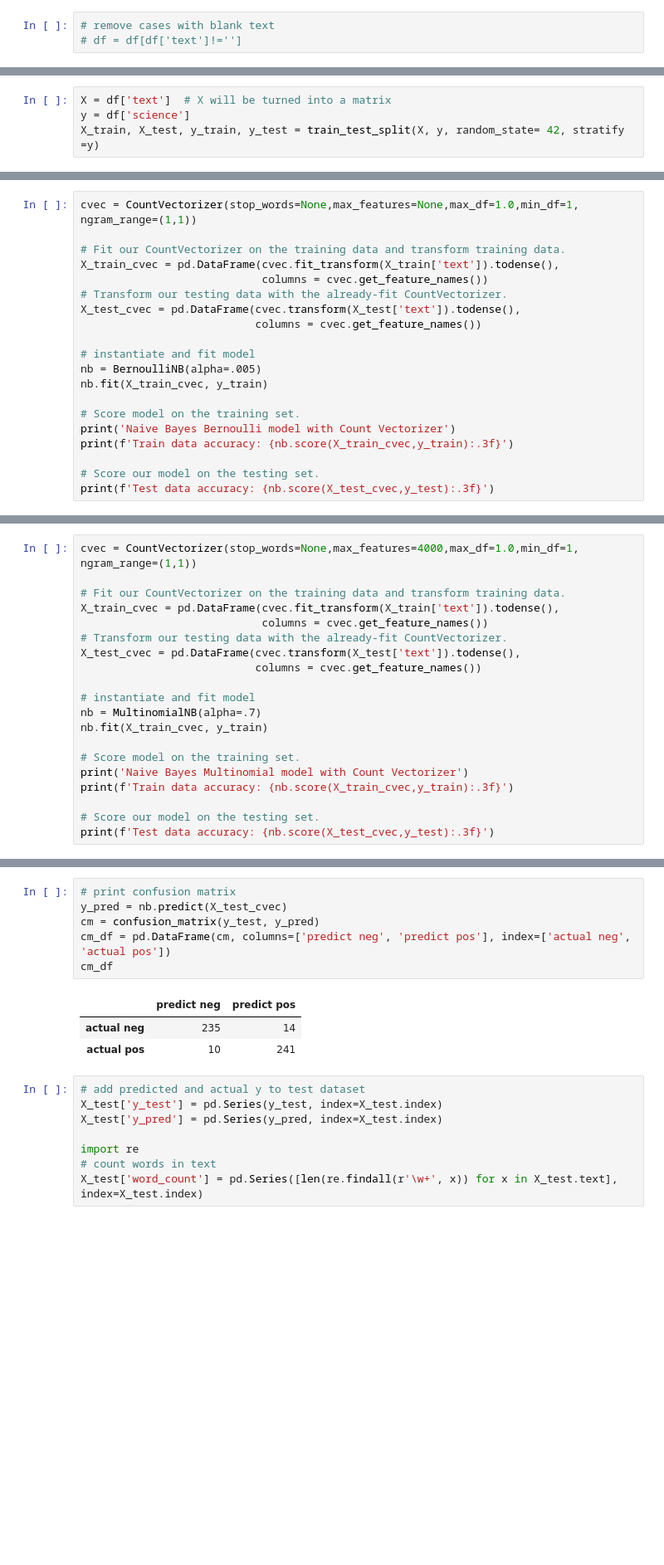
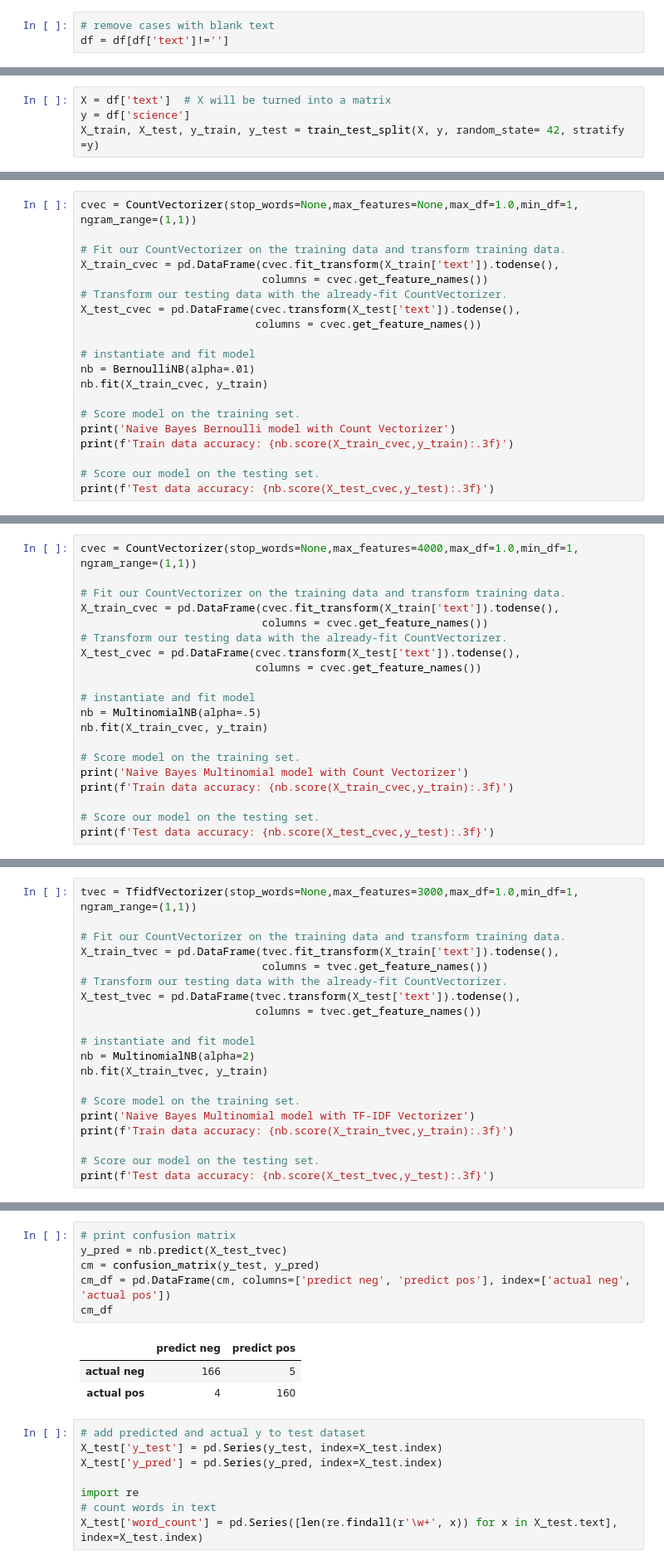
Before and after one commit to keencyclist/topics, a Jupyter notebook: Project 3 - Ask Historians vs Ask Science.ipynb, the cells around one changed output, grey strips where cells are left out. Shown at 83% size. Saved outputs shown, nothing was run; the diff lists cells and outputs as text; blank space fills up the shorter version.

```diff
--- a/Project 3 - Ask Historians vs Ask Science.ipynb
+++ b/Project 3 - Ask Historians vs Ask Science.ipynb
@@ -86,7 +96,7 @@ False       1
 Name: is_self, dtype: int64
 # %%
 # remove cases with blank text
-# df = df[df['text']!='']
+df = df[df['text']!='']
 # %%
 df.drop_duplicates(inplace=True)
 # %%
@@ -157,7 +191,7 @@ X_test_cvec = pd.DataFrame(cvec.transform(X_test['text']).todense(),
                            columns = cvec.get_feature_names())
 
 # instantiate and fit model
-nb = BernoulliNB(alpha=.005)
+nb = BernoulliNB(alpha=.01)
 nb.fit(X_train_cvec, y_train)
 
 # Score model on the training set.
@@ -181,7 +215,7 @@ X_test_cvec = pd.DataFrame(cvec.transform(X_test['text']).todense(),
                            columns = cvec.get_feature_names())
 
 # instantiate and fit model
-nb = MultinomialNB(alpha=.7)
+nb = MultinomialNB(alpha=.5)
 nb.fit(X_train_cvec, y_train)
 
 # Score model on the training set.
@@ -196,0 +231,20 @@ Test data accuracy: 0.952
+# %%
+tvec = TfidfVectorizer(stop_words=None,max_features=3000,max_df=1.0,min_df=1, ngram_range=(1,1))
+
+# Fit our CountVectorizer on the training data and transform training data.
+X_train_tvec = pd.DataFrame(tvec.fit_transform(X_train['text']).todense(),
+                            columns = tvec.get_feature_names())
+# Transform our testing data with the already-fit CountVectorizer.
+X_test_tvec = pd.DataFrame(tvec.transform(X_test['text']).todense(),
+                           columns = tvec.get_feature_names())
+
+# instantiate and fit model
+nb = MultinomialNB(alpha=2)
+nb.fit(X_train_tvec, y_train)
+
+# Score model on the training set.
+print('Naive Bayes Multinomial model with TF-IDF Vectorizer')
+print(f'Train data accuracy: {nb.score(X_train_tvec,y_train):.3f}')
+
+# Score our model on the testing set.
+print(f'Test data accuracy: {nb.score(X_test_tvec,y_test):.3f}')
@@ -197,13 +257,13 @@ Test data accuracy: 0.952
 # %%
 # print confusion matrix
-y_pred = nb.predict(X_test_cvec)
+y_pred = nb.predict(X_test_tvec)
 cm = confusion_matrix(y_test, y_pred)
 cm_df = pd.DataFrame(cm, columns=['predict neg', 'predict pos'], index=['actual neg', 'actual pos'])
 cm_df
 # %% [output]
 |  | predict neg | predict pos |
-| actual neg | 235 | 14 |
-| actual pos | 10 | 241 |
+| actual neg | 166 | 5 |
+| actual pos | 4 | 160 |
 # %%
 # add predicted and actual y to test dataset
 X_test['y_test'] = pd.Series(y_test, index=X_test.index)
```
Also changed, not shown: parts of 36 cells of this notebook, 2 other files.
